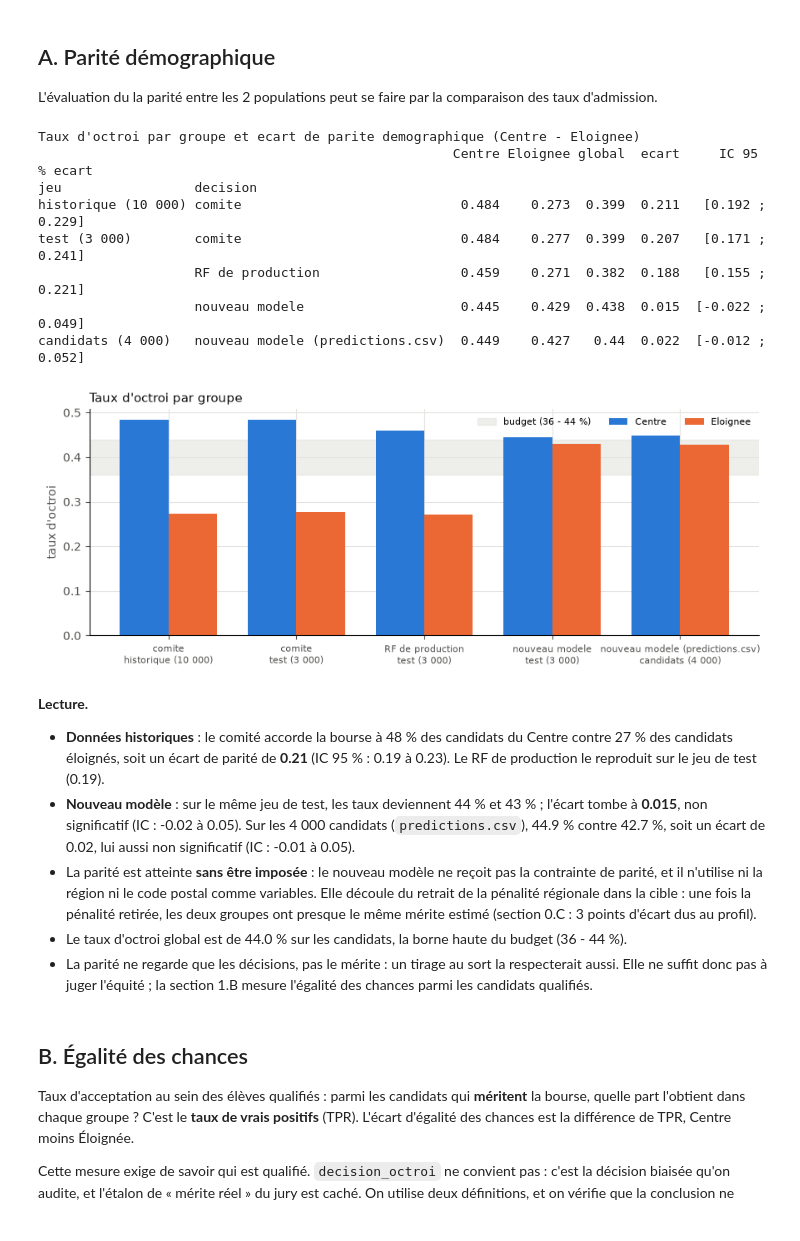
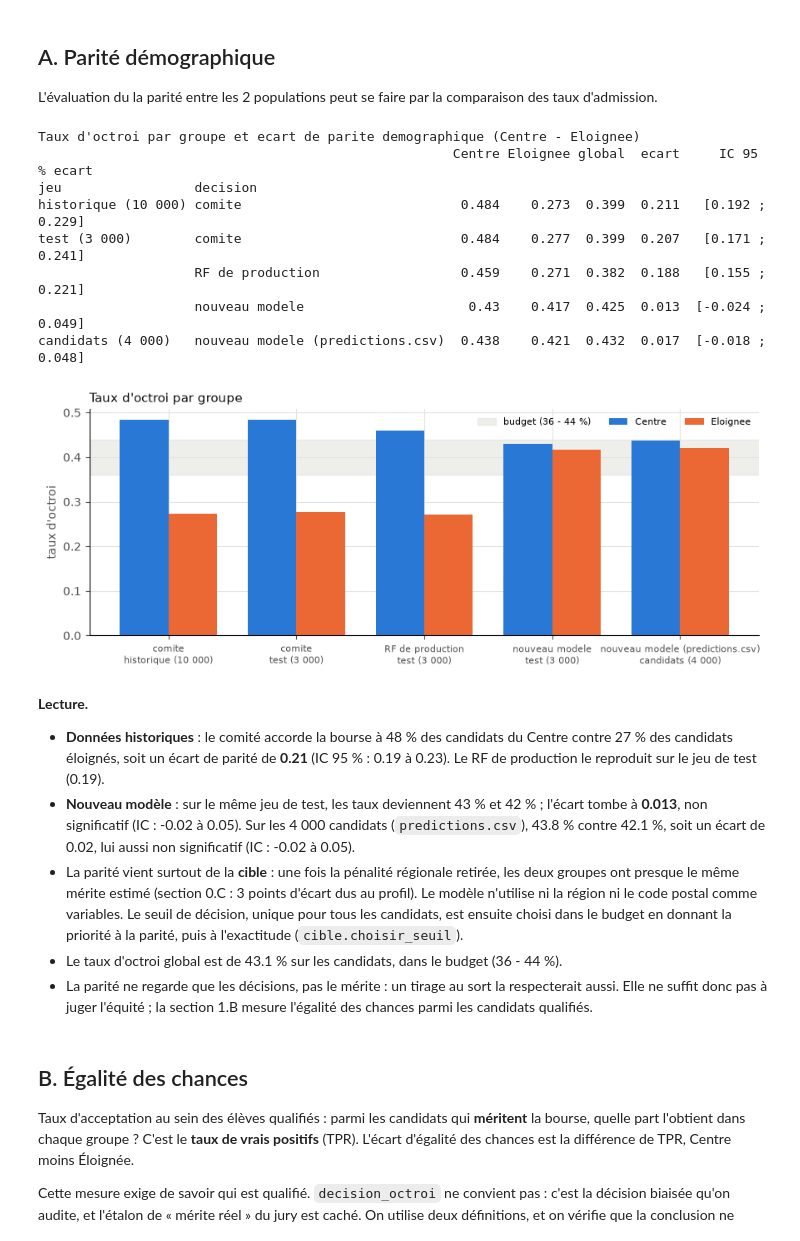
Before and after one commit to Thelazerlog/CodeMLEquiAlgo, a Jupyter notebook: audit_rapport.ipynb, the cells around one changed output. Drawn from its saved outputs; the diff is of its cells as text; code cells hidden in the pictures.

Commit message:
seuil optimisé pour parité

```diff
--- a/audit_rapport.ipynb
+++ b/audit_rapport.ipynb
@@ -206,7 +206,7 @@ modele_decision = ajuster_modele_decision(train)   # modele du comite, ajuste su
 cible_train = cible_individuelle(modele_decision, train)
 modele_corrige = entrainer_modele_cible(avec_attributs.loc[train.index], cible_train, new_features=NOUVELLES_VARIABLES)
 seuil, _ = choisir_seuil(modele_corrige.predict_proba(avec_attributs.loc[train.index, VARIABLES_CORRIGE])[:, 1],
-                         cible_train)
+                         cible_train, groupes=train['groupe'])
 decisions_corrige = appliquer_seuil(
     modele_corrige.predict_proba(avec_attributs.loc[test.index, VARIABLES_CORRIGE])[:, 1], seuil)
 
@@ -229,49 +229,49 @@ DECISIONS = {
     ('test (3 000)', 'nouveau modele'): (decisions_corrige, groupe_te),
     ('candidats (4 000)', 'nouveau modele (predictions.csv)'): (predictions['decision_octroi'], candidats['groupe']),
 }
 lignes = {}
 for cle, (d, g) in DECISIONS.items():
     t = intervalle_bootstrap(parite, d, g, strates=g)
     lignes[cle] = {**t['estimation'].round(3).to_dict(),
                    'IC 95 % ecart': f"[{t.loc['ecart', 'bas']:.3f} ; {t.loc['ecart', 'haut']:.3f}]"}
 tableau_parite = pd.DataFrame(lignes).T.rename_axis(['jeu', 'decision'])
 print('Taux d\'octroi par groupe et ecart de parite demographique (Centre - Eloignee)')
 print(tableau_parite)
 
 fig, ax = plt.subplots(figsize=(9, 3.6))
 x = np.arange(len(tableau_parite))
 for k, (g, couleur) in enumerate(COULEURS_GROUPE.items()):
     ax.bar(x + (k - 0.5) * 0.38, tableau_parite[g].astype(float), width=0.38, color=couleur, label=g)
 ax.axhspan(0.36, 0.44, color=GRILLE, alpha=0.6, zorder=0, label='budget (36 - 44 %)')
 ax.set_xticks(x, [f'{d}\n{j}' for j, d in tableau_parite.index], fontsize=8)
 ax.set_ylabel("taux d'octroi", color=ENCRE_SECONDAIRE)
 styliser(ax, "Taux d'octroi par groupe")
 ax.legend(frameon=False, fontsize=8, ncol=3, loc='upper right')
 plt.tight_layout()
 plt.show()
 # %% [output]
 Taux d'octroi par groupe et ecart de parite demographique (Centre - Eloignee)
                                                      Centre Eloignee global  ecart     IC 95 % ecart
 jeu                 decision
 historique (10 000) comite                            0.484    0.273  0.399  0.211   [0.192 ; 0.229]
 test (3 000)        comite                            0.484    0.277  0.399  0.207   [0.171 ; 0.241]
                     RF de production                  0.459    0.271  0.382  0.188   [0.155 ; 0.221]
-                    nouveau modele                    0.445    0.429  0.438  0.015  [-0.022 ; 0.049]
-candidats (4 000)   nouveau modele (predictions.csv)  0.449    0.427   0.44  0.022  [-0.012 ; 0.052]
+                    nouveau modele                     0.43    0.417  0.425  0.013  [-0.024 ; 0.049]
+candidats (4 000)   nouveau modele (predictions.csv)  0.438    0.421  0.432  0.017  [-0.018 ; 0.048]
-[figure, old version]
+[figure, new version]
 # %% [markdown]
 **Lecture.**
 - **Données historiques** : le comité accorde la bourse à 48 % des candidats du Centre contre 27 % des
   candidats éloignés, soit un écart de parité de **0.21** (IC 95 % : 0.19 à 0.23). Le RF de production le
   reproduit sur le jeu de test (0.19).
-- **Nouveau modèle** : sur le même jeu de test, les taux deviennent 44 % et 43 % ; l'écart tombe à **0.015**,
-  non significatif (IC : -0.02 à 0.05). Sur les 4 000 candidats (`predictions.csv`), 44.9 % contre 42.7 %,
-  soit un écart de 0.02, lui aussi non significatif (IC : -0.01 à 0.05).
-- La parité est atteinte **sans être imposée** : le nouveau modèle ne reçoit pas la contrainte de parité, et
-  il n'utilise ni la région ni le code postal comme variables. Elle découle du retrait de la pénalité
-  régionale dans la cible : une fois la pénalité retirée, les deux groupes ont presque le même mérite estimé
-  (section 0.C : 3 points d'écart dus au profil).
-- Le taux d'octroi global est de 44.0 % sur les candidats, la borne haute du budget (36 - 44 %).
+- **Nouveau modèle** : sur le même jeu de test, les taux deviennent 43 % et 42 % ; l'écart tombe à **0.013**,
+  non significatif (IC : -0.02 à 0.05). Sur les 4 000 candidats (`predictions.csv`), 43.8 % contre 42.1 %,
+  soit un écart de 0.02, lui aussi non significatif (IC : -0.02 à 0.05).
+- La parité vient surtout de la **cible** : une fois la pénalité régionale retirée, les deux groupes ont
+  presque le même mérite estimé (section 0.C : 3 points d'écart dus au profil). Le modèle n'utilise ni la
+  région ni le code postal comme variables. Le seuil de décision, unique pour tous les candidats, est ensuite
+  choisi dans le budget en donnant la priorité à la parité, puis à l'exactitude (`cible.choisir_seuil`).
+- Le taux d'octroi global est de 43.1 % sur les candidats, dans le budget (36 - 44 %).
 - La parité ne regarde que les décisions, pas le mérite : un tirage au sort la respecterait aussi. Elle ne
   suffit donc pas à juger l'équité ; la section 1.B mesure l'égalité des chances parmi les candidats
   qualifiés.
```
Also changed, not shown: parts of 4 cells of this notebook, 4 other files.
